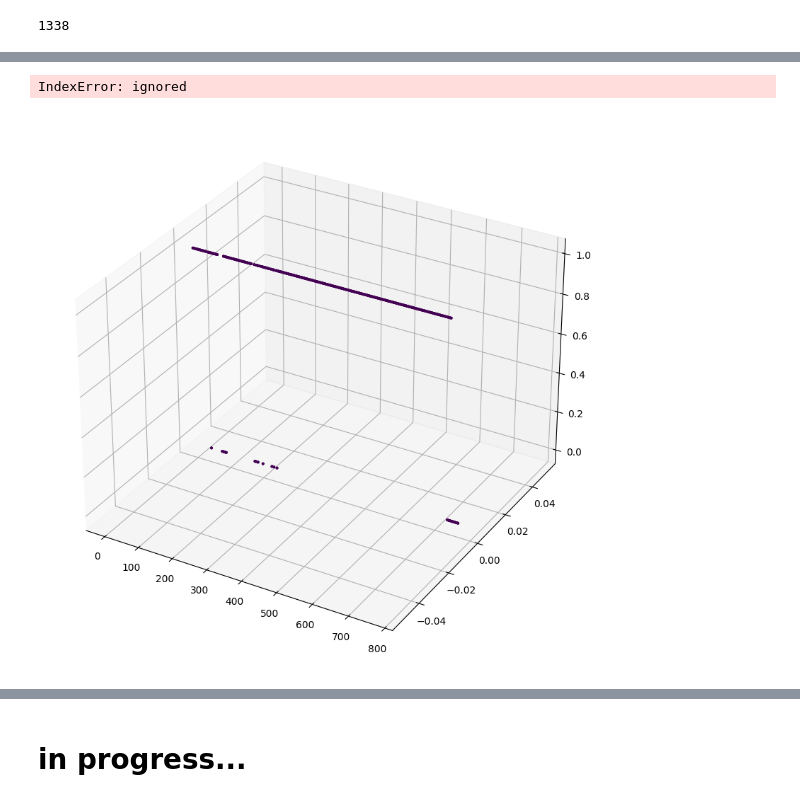
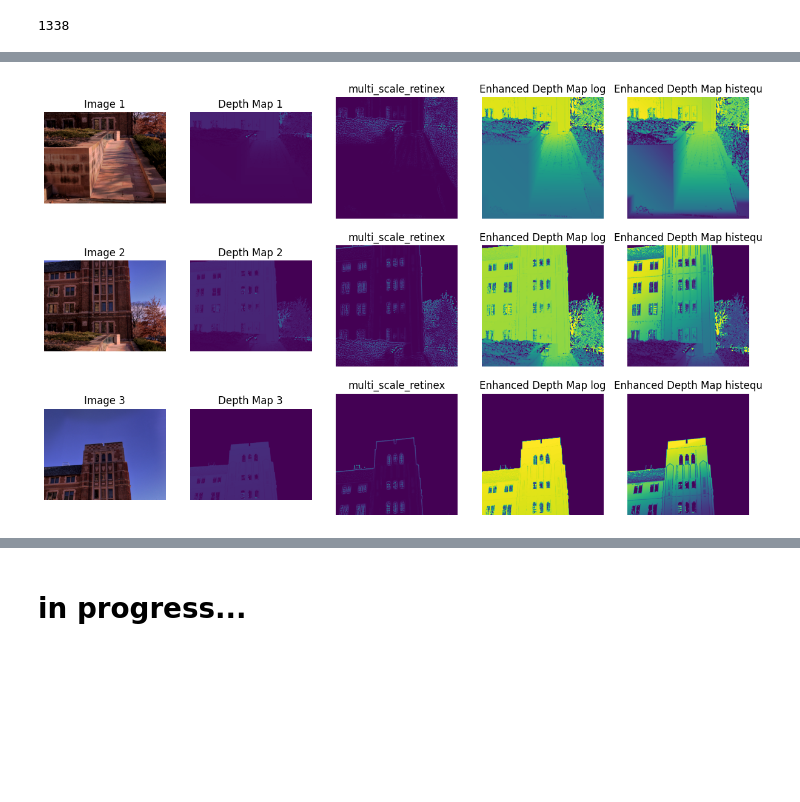
Before and after one commit to foxyyy-m/depthEstimation, a Jupyter notebook: Outdoor_Monocular_depth_estimation.ipynb, the cells around one changed output, grey strips where cells are left out. Saved outputs shown, nothing was run; the diff lists cells and outputs as text; code cells hidden in the pictures; blank space fills up the shorter version.

```diff
--- a/Outdoor_Monocular_depth_estimation.ipynb
+++ b/Outdoor_Monocular_depth_estimation.ipynb
@@ -88,26 +49,0 @@ The depth mask array, on the other hand, is a binary mask that indicates certain
-# %%
-from mpl_toolkits.mplot3d import Axes3D
-
-image_array = np.load(paths[8])
-
-image_array = np.flipud(image_array.squeeze())
-
-x, y = np.meshgrid(range(image_array.shape[1]), range(image_array.shape[0]))
-x = x.flatten()
-y = y.flatten()
-z = image_array.flatten()
-
-fig = plt.figure(figsize=(15, 10))
-ax = fig.add_subplot(111, projection="3d")
-
-STEP = 3
-
-for i in range(0, min(len(x), len(y), len(z)), STEP):
-    ax.scatter([x[i]] * 3, [y[i]] * 3, [z[i]] * 3, c=tuple(image_array[i, :3] / 255), s=3)
-
-ax.view_init(45, 135)
-
-plt.show()
-# %% [output]
-IndexError: ignored
-[figure, removed]
@@ -113,0 +64,15 @@ IndexError: ignored
+# %%
+from skimage import exposure
+
+def enhance_depth_map2(depth_map_path, mask_path):
+    # Load depth map and mask data
+    depth_map = np.load(depth_map_path).squeeze()
+    mask = np.load(mask_path)
+    mask = mask > 0
+    max_depth = min(300, np.percentile(depth_map, 99))
+    depth_map = np.clip(depth_map, 0.1, max_depth)
+    enhanced_depth_map = exposure.equalize_hist(depth_map, mask=mask)
+    resized_depth_map = cv2.resize(enhanced_depth_map, (512, 512))
+    expanded_depth_map = np.expand_dims(resized_depth_map, axis=2)
+    converted_depth_map = tf.image.convert_image_dtype(expanded_depth_map, tf.float32)
+    return converted_depth_map
@@ -113,0 +108,39 @@ IndexError: ignored
+# %%
+image_paths = [paths[i] for i in range(0 , 8 , 3)]  # Example image paths
+depth_arrays = [np.load(paths[i+1]) for i in range(0 , 8 , 3)]
+depth_mask_arrays = [np.load(paths[i+2]) for i in range(0 , 8 , 3)]
+depth1 = [enhance_depth_map1(paths[i+1] , paths[i+2]) for i in range(0 , 8 , 3)]
+depth2 = [enhance_depth_map2(paths[i+1] , paths[i+2]) for i in range(0 , 8 , 3)]
+depth3 = [enhance_depth_map_retinex(paths[i+1] , paths[i+2]) for i in range(0 , 8 , 3)]
+
+fig, axes = plt.subplots(len(image_paths), 5, figsize=(15, 3*len(image_paths)))
+fig.subplots_adjust(wspace=0.2)
+
+for i in range(len(image_paths)):
+    image = plt.imread(image_paths[i])
+
+    axes[i, 0].imshow(image)
+    axes[i, 0].set_title('Image {}'.format(i + 1))
+    axes[i, 0].axis('off')
+
+    axes[i, 1].imshow(depth_arrays[i], cmap='viridis')
+    axes[i, 1].set_title('Depth Map {}'.format(i + 1))
+    axes[i, 1].axis('off')
+
+    axes[i, 2].imshow(depth3[i], cmap='viridis')
+    axes[i, 2].set_title('multi_scale_retinex')
+    axes[i, 2].axis('off')
+
+    axes[i, 3].imshow(depth1[i], cmap='viridis')
+    axes[i, 3].set_title('Enhanced Depth Map log')
+    axes[i, 3].axis('off')
+
+    axes[i, 4].imshow(depth2[i], cmap='viridis')
+    axes[i, 4].set_title('Enhanced Depth Map histequ')
+    axes[i, 4].axis('off')
+
+
+
+plt.show()
+# %% [output]
+[figure, added]
```
Also changed, not shown: parts of 6 cells of this notebook.
